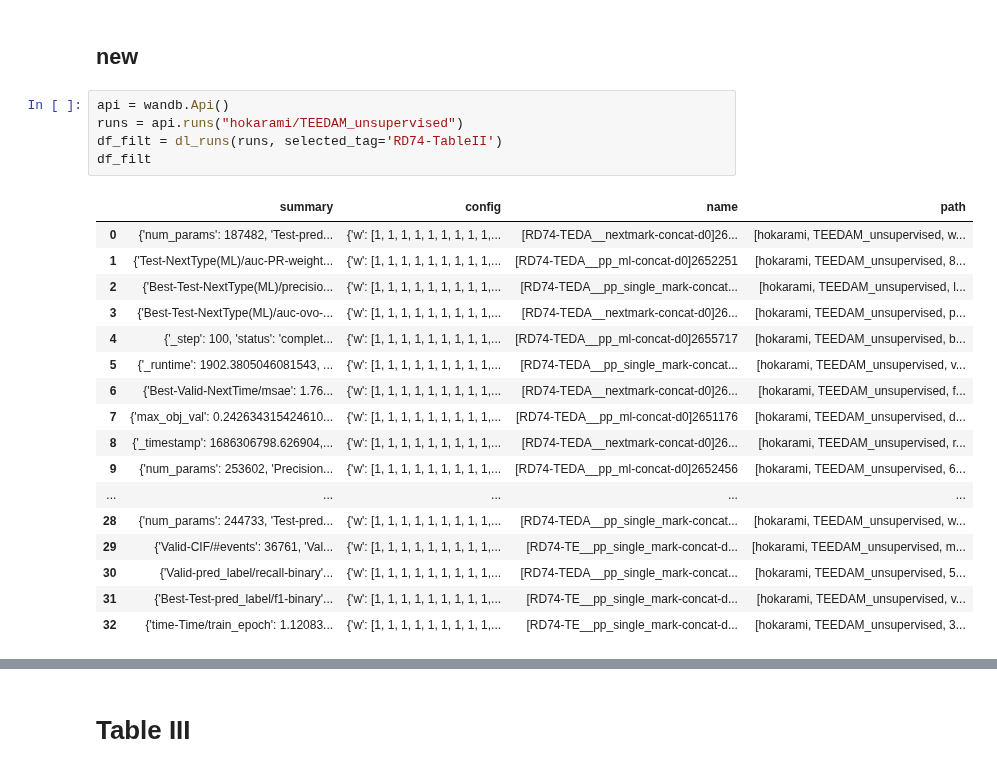
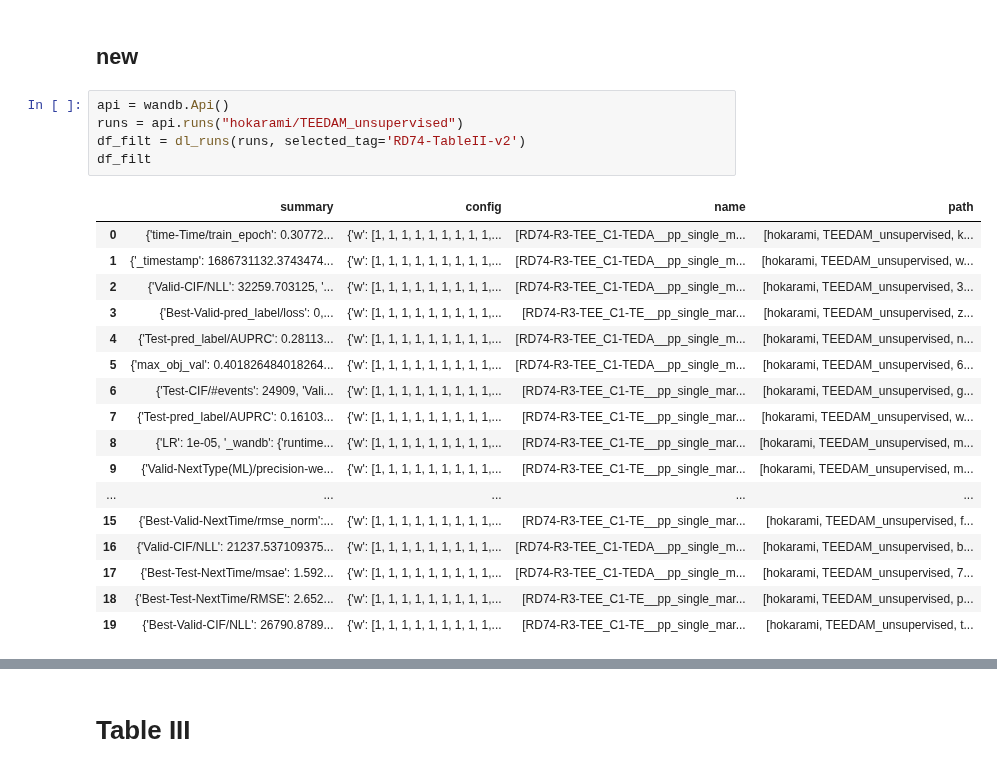
Before and after one commit to hojjatkarami/tedam2, a Jupyter notebook: jup_res.ipynb, the cells around one changed output, grey strips where cells are left out. Cells and saved outputs as stored; diff of their text form.

```diff
--- a/jup_res.ipynb
+++ b/jup_res.ipynb
@@ -387,24 +376,24 @@ Name: path, dtype: object
 # %%
 api = wandb.Api()
 runs = api.runs("hokarami/TEEDAM_unsupervised")
-df_filt = dl_runs(runs, selected_tag='RD74-TableII')
+df_filt = dl_runs(runs, selected_tag='RD74-TableII-v2')
 df_filt
 # %% [output]
 |  | summary | config | name | path |
-| 0 | {'num_params': 187482, 'Test-pred... | {'w': [1, 1, 1, 1, 1, 1, 1, 1, 1,... | [RD74-TEDA__nextmark-concat-d0]26... | [hokarami, TEEDAM_unsupervised, w... |
-| 1 | {'Test-NextType(ML)/auc-PR-weight... | {'w': [1, 1, 1, 1, 1, 1, 1, 1, 1,... | [RD74-TEDA__pp_ml-concat-d0]2652251 | [hokarami, TEEDAM_unsupervised, 8... |
-| 2 | {'Best-Test-NextType(ML)/precisio... | {'w': [1, 1, 1, 1, 1, 1, 1, 1, 1,... | [RD74-TEDA__pp_single_mark-concat... | [hokarami, TEEDAM_unsupervised, l... |
-| 3 | {'Best-Test-NextType(ML)/auc-ovo-... | {'w': [1, 1, 1, 1, 1, 1, 1, 1, 1,... | [RD74-TEDA__nextmark-concat-d0]26... | [hokarami, TEEDAM_unsupervised, p... |
-| 4 | {'_step': 100, 'status': 'complet... | {'w': [1, 1, 1, 1, 1, 1, 1, 1, 1,... | [RD74-TEDA__pp_ml-concat-d0]2655717 | [hokarami, TEEDAM_unsupervised, b... |
-| 5 | {'_runtime': 1902.3805046081543, ... | {'w': [1, 1, 1, 1, 1, 1, 1, 1, 1,... | [RD74-TEDA__pp_single_mark-concat... | [hokarami, TEEDAM_unsupervised, v... |
-| 6 | {'Best-Valid-NextTime/msae': 1.76... | {'w': [1, 1, 1, 1, 1, 1, 1, 1, 1,... | [RD74-TEDA__nextmark-concat-d0]26... | [hokarami, TEEDAM_unsupervised, f... |
-| 7 | {'max_obj_val': 0.242634315424610... | {'w': [1, 1, 1, 1, 1, 1, 1, 1, 1,... | [RD74-TEDA__pp_ml-concat-d0]2651176 | [hokarami, TEEDAM_unsupervised, d... |
-| 8 | {'_timestamp': 1686306798.626904,... | {'w': [1, 1, 1, 1, 1, 1, 1, 1, 1,... | [RD74-TEDA__nextmark-concat-d0]26... | [hokarami, TEEDAM_unsupervised, r... |
-| 9 | {'num_params': 253602, 'Precision... | {'w': [1, 1, 1, 1, 1, 1, 1, 1, 1,... | [RD74-TEDA__pp_ml-concat-d0]2652456 | [hokarami, TEEDAM_unsupervised, 6... |
+| 0 | {'time-Time/train_epoch': 0.30772... | {'w': [1, 1, 1, 1, 1, 1, 1, 1, 1,... | [RD74-R3-TEE_C1-TEDA__pp_single_m... | [hokarami, TEEDAM_unsupervised, k... |
+| 1 | {'_timestamp': 1686731132.3743474... | {'w': [1, 1, 1, 1, 1, 1, 1, 1, 1,... | [RD74-R3-TEE_C1-TEDA__pp_single_m... | [hokarami, TEEDAM_unsupervised, w... |
+| 2 | {'Valid-CIF/NLL': 32259.703125, '... | {'w': [1, 1, 1, 1, 1, 1, 1, 1, 1,... | [RD74-R3-TEE_C1-TEDA__pp_single_m... | [hokarami, TEEDAM_unsupervised, 3... |
+| 3 | {'Best-Valid-pred_label/loss': 0,... | {'w': [1, 1, 1, 1, 1, 1, 1, 1, 1,... | [RD74-R3-TEE_C1-TE__pp_single_mar... | [hokarami, TEEDAM_unsupervised, z... |
+| 4 | {'Test-pred_label/AUPRC': 0.28113... | {'w': [1, 1, 1, 1, 1, 1, 1, 1, 1,... | [RD74-R3-TEE_C1-TEDA__pp_single_m... | [hokarami, TEEDAM_unsupervised, n... |
+| 5 | {'max_obj_val': 0.401826484018264... | {'w': [1, 1, 1, 1, 1, 1, 1, 1, 1,... | [RD74-R3-TEE_C1-TEDA__pp_single_m... | [hokarami, TEEDAM_unsupervised, 6... |
+| 6 | {'Test-CIF/#events': 24909, 'Vali... | {'w': [1, 1, 1, 1, 1, 1, 1, 1, 1,... | [RD74-R3-TEE_C1-TE__pp_single_mar... | [hokarami, TEEDAM_unsupervised, g... |
+| 7 | {'Test-pred_label/AUPRC': 0.16103... | {'w': [1, 1, 1, 1, 1, 1, 1, 1, 1,... | [RD74-R3-TEE_C1-TE__pp_single_mar... | [hokarami, TEEDAM_unsupervised, w... |
+| 8 | {'LR': 1e-05, '_wandb': {'runtime... | {'w': [1, 1, 1, 1, 1, 1, 1, 1, 1,... | [RD74-R3-TEE_C1-TE__pp_single_mar... | [hokarami, TEEDAM_unsupervised, m... |
+| 9 | {'Valid-NextType(ML)/precision-we... | {'w': [1, 1, 1, 1, 1, 1, 1, 1, 1,... | [RD74-R3-TEE_C1-TE__pp_single_mar... | [hokarami, TEEDAM_unsupervised, m... |
 | ... | ... | ... | ... | ... |
-| 28 | {'num_params': 244733, 'Test-pred... | {'w': [1, 1, 1, 1, 1, 1, 1, 1, 1,... | [RD74-TEDA__pp_single_mark-concat... | [hokarami, TEEDAM_unsupervised, w... |
-| 29 | {'Valid-CIF/#events': 36761, 'Val... | {'w': [1, 1, 1, 1, 1, 1, 1, 1, 1,... | [RD74-TE__pp_single_mark-concat-d... | [hokarami, TEEDAM_unsupervised, m... |
-| 30 | {'Valid-pred_label/recall-binary'... | {'w': [1, 1, 1, 1, 1, 1, 1, 1, 1,... | [RD74-TEDA__pp_single_mark-concat... | [hokarami, TEEDAM_unsupervised, 5... |
-| 31 | {'Best-Test-pred_label/f1-binary'... | {'w': [1, 1, 1, 1, 1, 1, 1, 1, 1,... | [RD74-TE__pp_single_mark-concat-d... | [hokarami, TEEDAM_unsupervised, v... |
-| 32 | {'time-Time/train_epoch': 1.12083... | {'w': [1, 1, 1, 1, 1, 1, 1, 1, 1,... | [RD74-TE__pp_single_mark-concat-d... | [hokarami, TEEDAM_unsupervised, 3... |
+| 15 | {'Best-Valid-NextTime/rmse_norm':... | {'w': [1, 1, 1, 1, 1, 1, 1, 1, 1,... | [RD74-R3-TEE_C1-TE__pp_single_mar... | [hokarami, TEEDAM_unsupervised, f... |
+| 16 | {'Valid-CIF/NLL': 21237.537109375... | {'w': [1, 1, 1, 1, 1, 1, 1, 1, 1,... | [RD74-R3-TEE_C1-TEDA__pp_single_m... | [hokarami, TEEDAM_unsupervised, b... |
+| 17 | {'Best-Test-NextTime/msae': 1.592... | {'w': [1, 1, 1, 1, 1, 1, 1, 1, 1,... | [RD74-R3-TEE_C1-TEDA__pp_single_m... | [hokarami, TEEDAM_unsupervised, 7... |
+| 18 | {'Best-Test-NextTime/RMSE': 2.652... | {'w': [1, 1, 1, 1, 1, 1, 1, 1, 1,... | [RD74-R3-TEE_C1-TE__pp_single_mar... | [hokarami, TEEDAM_unsupervised, p... |
+| 19 | {'Best-Valid-CIF/NLL': 26790.8789... | {'w': [1, 1, 1, 1, 1, 1, 1, 1, 1,... | [RD74-R3-TEE_C1-TE__pp_single_mar... | [hokarami, TEEDAM_unsupervised, t... |
 # %%
```
Also changed, not shown: parts of 5 cells of this notebook, 2 other files.
